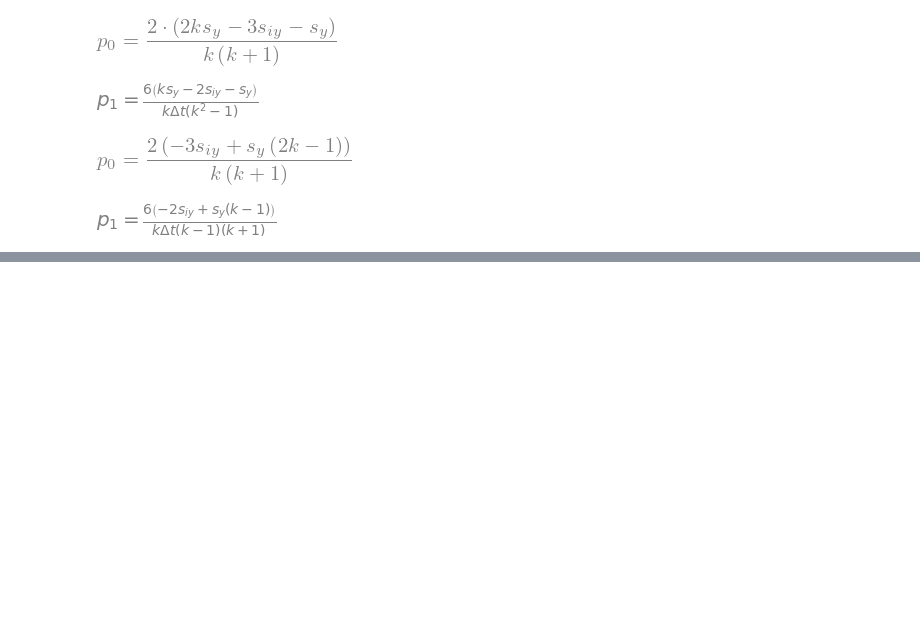
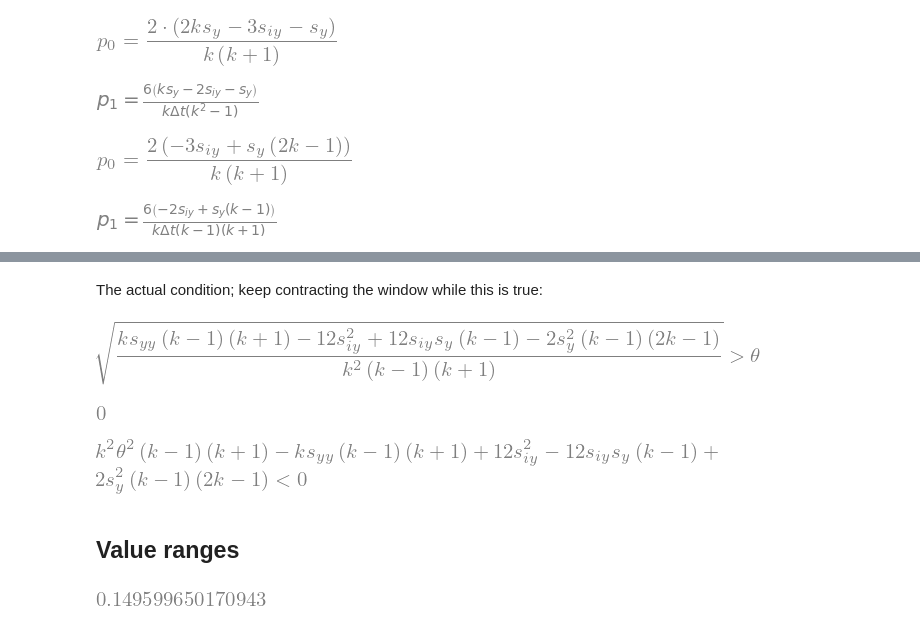
Before and after one commit to bluecube/line_follower, a Jupyter notebook: jupyter/Encoder_smoothing_least_squares.ipynb, the cells around one changed output, grey strips where cells are left out. Drawn from its saved outputs; the diff is of its cells as text; code cells hidden in the pictures; blank space fills up the shorter version.

```diff
--- a/jupyter/Encoder_smoothing_least_squares.ipynb
+++ b/jupyter/Encoder_smoothing_least_squares.ipynb
@@ -156,0 +201,28 @@ display_dict(factored_solution)
+# %% [markdown]
+The actual condition; keep contracting the window while this is true:
+# %%
+high_residuals_condition = fit_rmse > theta
+high_residuals_condition
+# %% [output]
+[figure, added]
+# %%
+fit_rmse.subs({k: 2, s_y: 11, s_yy: 121, s_iy: 0})
+# %% [output]
+[figure, added]
+# %%
+apply_both_sides(
+    rel_to_zero(
+        multiply_both_sides(
+            apply_both_sides(
+                high_residuals_condition,
+                lambda expr: expr**2
+            ),
+            k * k * (k - 1) * (k + 1)
+        )
+    ).expand(),
+    lambda expr: factor_subexpressions(expr, k)
+)
+# %% [output]
+[figure, added]
+# %% [markdown]
+## Value ranges
@@ -156,0 +232,5 @@ display_dict(factored_solution)
+# %%
+encoder_tick = (40e-3 * pi / (14 * 2 * 30)).evalf()
+encoder_tick * 1e3
+# %% [output]
+[figure, added]
```
Also changed, not shown: parts of 42 cells of this notebook, 3 other files.
